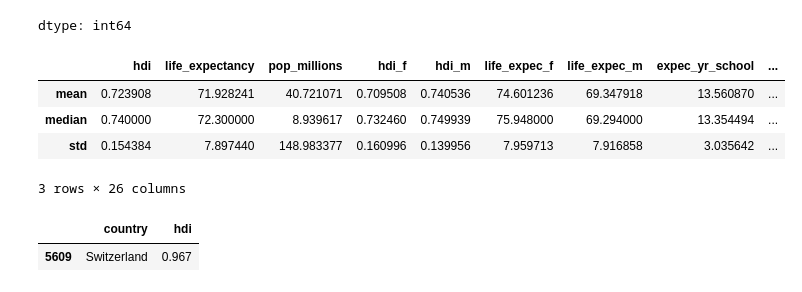
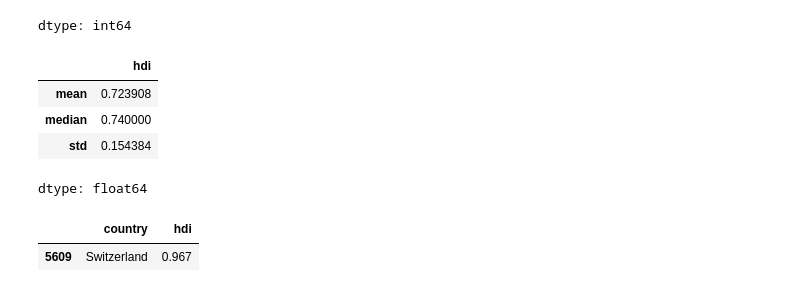
Before and after one commit to Rohit0562-hub/2513246_RohitJoshi, a Jupyter notebook: 2513246_RohitJoshi.ipynb, the cells around one changed output. Cells and saved outputs as stored; diff of their text form; code cells hidden in the pictures.

```diff
--- a/2513246_RohitJoshi.ipynb
+++ b/2513246_RohitJoshi.ipynb
@@ -189,13 +189,13 @@ hdi_2022_df.isnull().sum()
 dtype: int64
 # %%
 #4 Basic Statistics:
-hdi_2022_df[numeric_cols].agg(['mean', 'median', 'std'])
+hdi_2022_df[numeric_cols]['hdi'].agg(['mean', 'median', 'std'])
 # %% [output]
-|  | hdi | life_expectancy | pop_millions | hdi_f | hdi_m | life_expec_f | life_expec_m | expec_yr_school | ... |
-| mean | 0.723908 | 71.928241 | 40.721071 | 0.709508 | 0.740536 | 74.601236 | 69.347918 | 13.560870 | ... |
-| median | 0.740000 | 72.300000 | 8.939617 | 0.732460 | 0.749939 | 75.948000 | 69.294000 | 13.354494 | ... |
-| std | 0.154384 | 7.897440 | 148.983377 | 0.160996 | 0.139956 | 7.959713 | 7.916858 | 3.035642 | ... |
+|  | hdi |
+| mean | 0.723908 |
+| median | 0.740000 |
+| std | 0.154384 |
-3 rows × 26 columns
+dtype: float64
 # %%
 hdi_2022_df.sort_values(by='hdi', ascending=False).head(1)[['country', 'hdi']]
 # %% [output]
```
Also changed, not shown: parts of 8 cells of this notebook.
